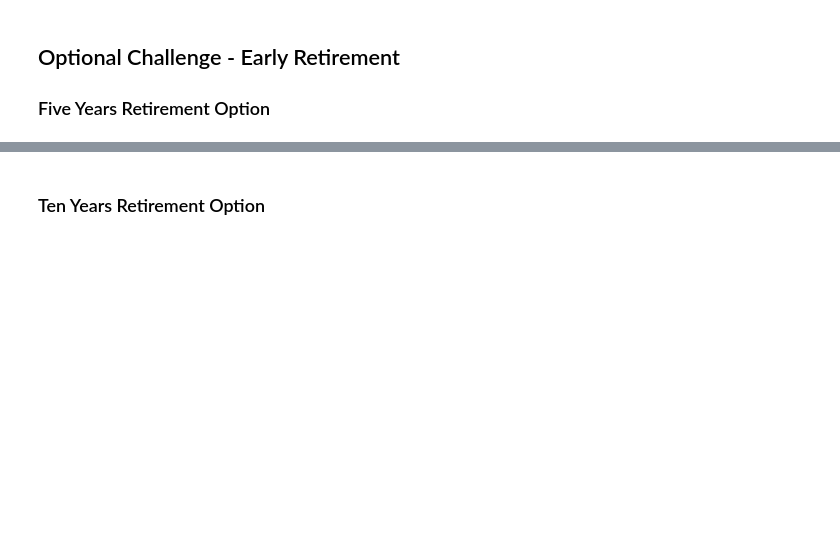
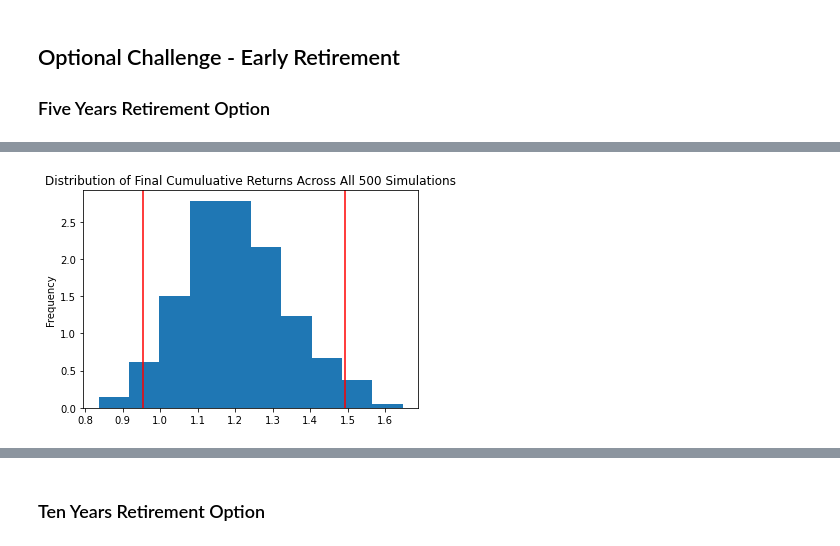
Before and after one commit to malrepos/Assignment---Module-05, a Jupyter notebook: financial-planner.ipynb, the cells around one changed output, grey strips where cells are left out. Cells and saved outputs as stored; diff of their text form; code cells hidden in the pictures; blank space fills up the shorter version.

```diff
--- a/financial-planner.ipynb
+++ b/financial-planner.ipynb
@@ -443,5 +489,7 @@ There is a 95% chance that an initial investment of $30000.0 in the portfolio ov
 # %%
 # Plot probability distribution and confidence intervals
-# YOUR CODE HERE!
+dist_plot = portfolio_fiveyear_risk.plot_distribution()
+# %% [output]
+[figure, added]
 # %%
 # Fetch summary statistics from the Monte Carlo simulation results
```
Also changed, not shown: parts of 25 cells of this notebook.
